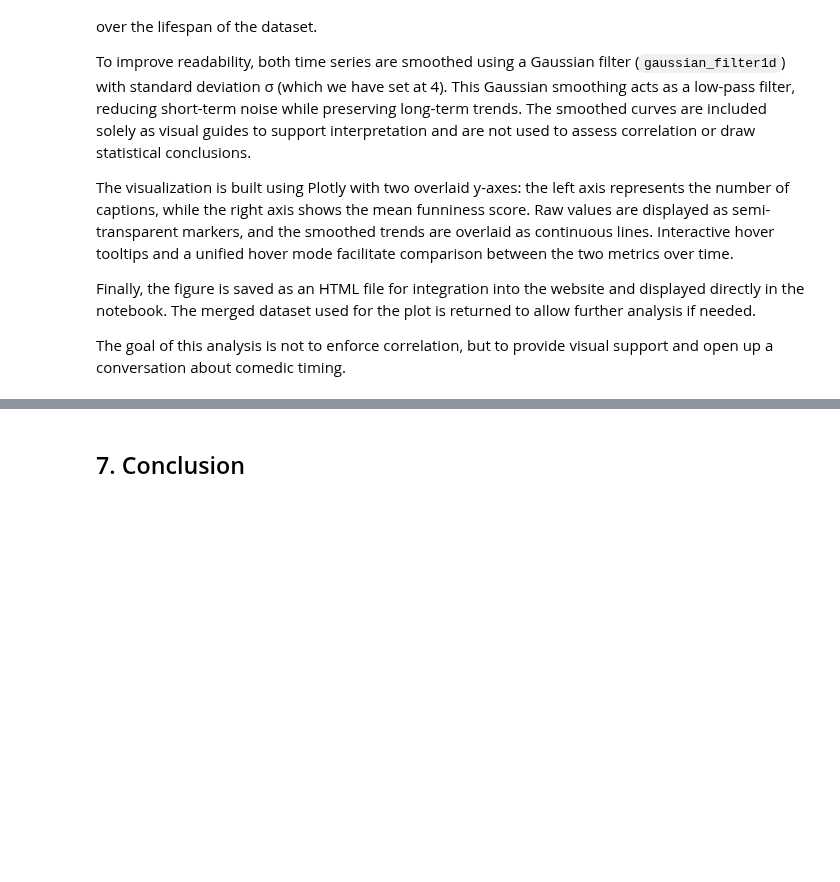
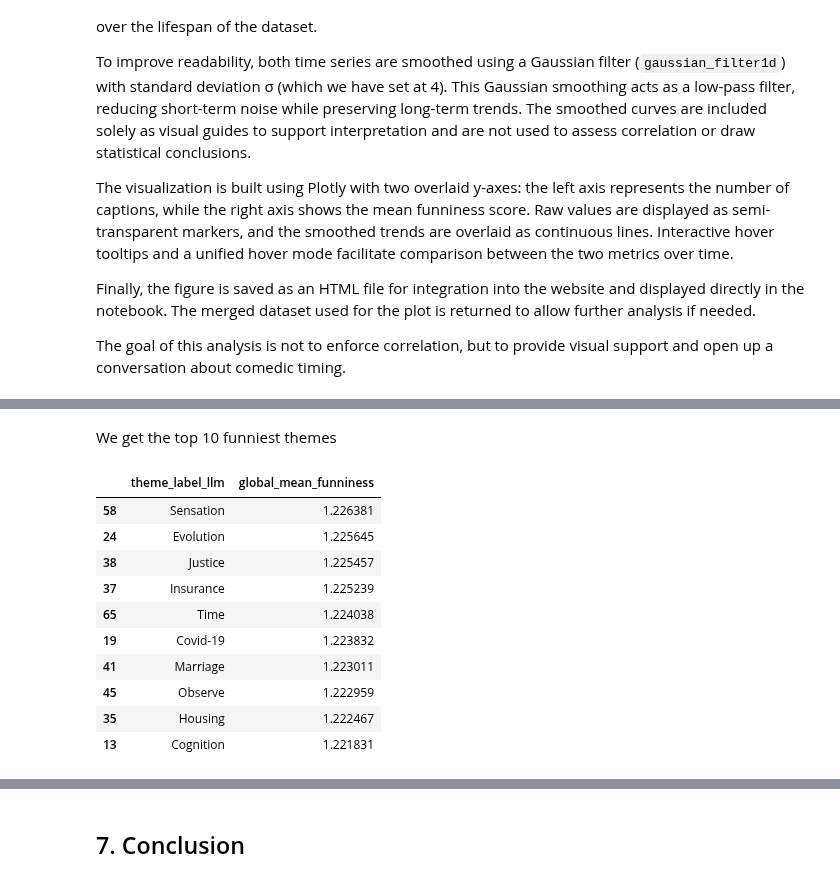
Before and after one commit to epfl-ada/ada-2025-project-json-derulo, a Jupyter notebook: src/Milestone_P3/Milestone_P3_Marina.ipynb, the cells around one changed output, grey strips where cells are left out. Cells and saved outputs as stored; diff of their text form; code cells hidden in the pictures; blank space fills up the shorter version.

```diff
--- a/src/Milestone_P3/Milestone_P3_Marina.ipynb
+++ b/src/Milestone_P3/Milestone_P3_Marina.ipynb
@@ -1460,0 +1507,26 @@ The goal of this analysis is not to enforce correlation, but to provide visual s
+# %% [markdown]
+We get the top 10 funniest themes
+# %%
+global_theme_funniness = (
+    docs_with_themes
+    .groupby("theme_label_llm")["mean"]
+    .mean()
+    .reset_index(name="global_mean_funniness")
+    .sort_values("global_mean_funniness", ascending=False)
+)
+
+# 3) Take top 10
+top10_themes = global_theme_funniness.head(10)
+top10_themes
+# %% [output]
+|  | theme_label_llm | global_mean_funniness |
+| 58 | Sensation | 1.226381 |
+| 24 | Evolution | 1.225645 |
+| 38 | Justice | 1.225457 |
+| 37 | Insurance | 1.225239 |
+| 65 | Time | 1.224038 |
+| 19 | Covid-19 | 1.223832 |
+| 41 | Marriage | 1.223011 |
+| 45 | Observe | 1.222959 |
+| 35 | Housing | 1.222467 |
+| 13 | Cognition | 1.221831 |
```
Also changed, not shown: parts of 12 cells of this notebook, 2 other files.
